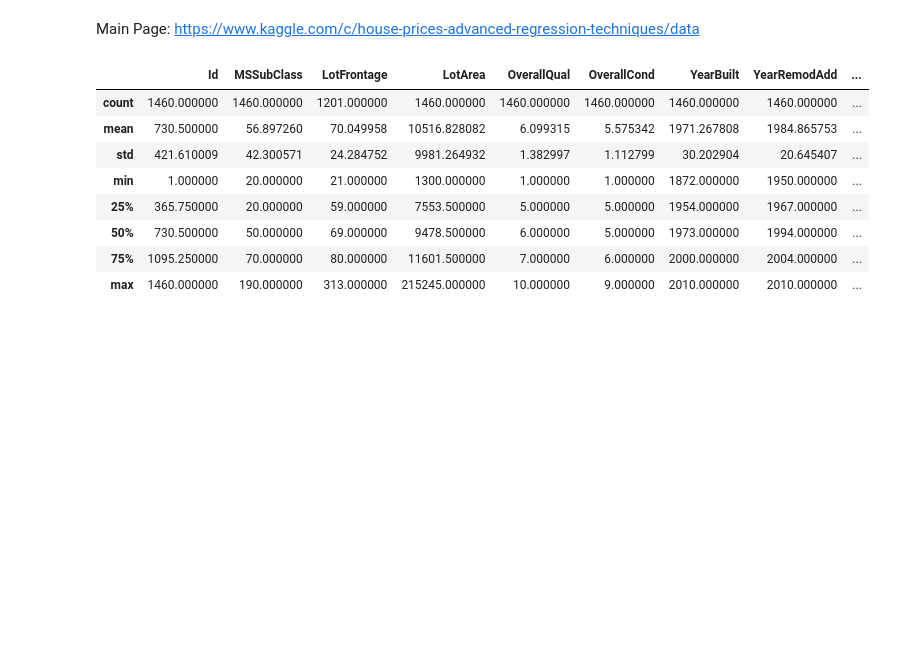
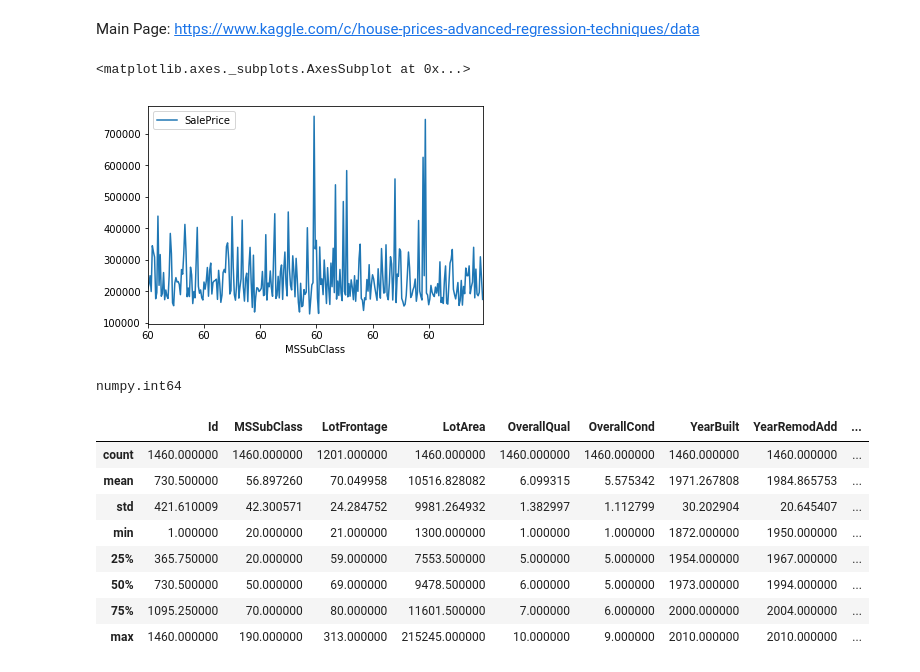
Before and after one commit to kkchuchu/kkchuchu.mushroom, a Jupyter notebook: kaggle/hp/House Prices- Advanced Regression Techniques.ipynb, the cells around one changed output. Saved outputs shown, nothing was run; the diff lists cells and outputs as text; code cells hidden in the pictures; blank space fills up the shorter version.

```diff
--- a/kaggle/hp/House Prices- Advanced Regression Techniques.ipynb
+++ b/kaggle/hp/House Prices- Advanced Regression Techniques.ipynb
@@ -540,6 +21,6 @@ from ktool.summary import Summary
 # %%
-train_file_path = './data/hp/train.csv'
-test_file_path = './data/hp/test.csv'
+train_file_path = '../../data/hp/train.csv'
+test_file_path = '../../data/hp/test.csv'
 # %%
 dr = pd.read_csv(train_file_path)
 pd.set_option('display.expand_frame_repr', False)
@@ -548,3 +31,14 @@ pd.set_option('max_rows',200)
+# %%
+dr['MSSubClass'] = dr['MSSubClass'].astype('category')
+# %%
+dr.query('MSSubClass == 60').plot(x='MSSubClass', y='SalePrice')
+# %% [output]
+<matplotlib.axes._subplots.AxesSubplot at 0x...>
+[figure, added]
+# %%
+type(dr[['MSSubClass']].iloc[0])
+# %% [output]
+numpy.int64
 # %%
 dr.describe()
 # %% [output]
```
Also changed, not shown: parts of 26 cells of this notebook, 3 other files.
